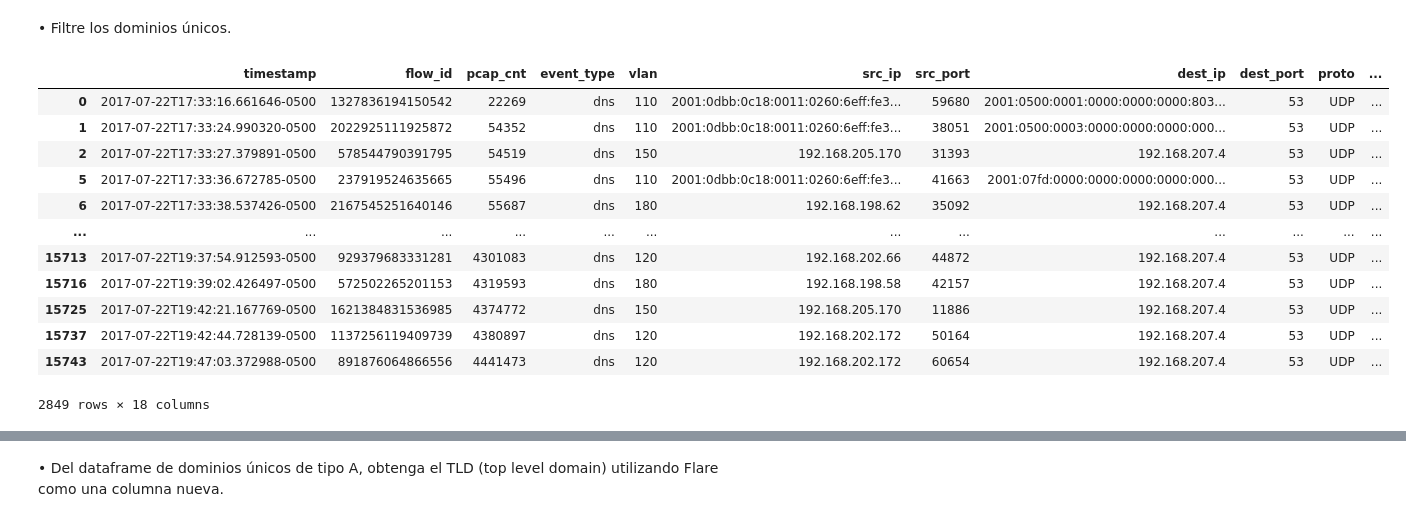
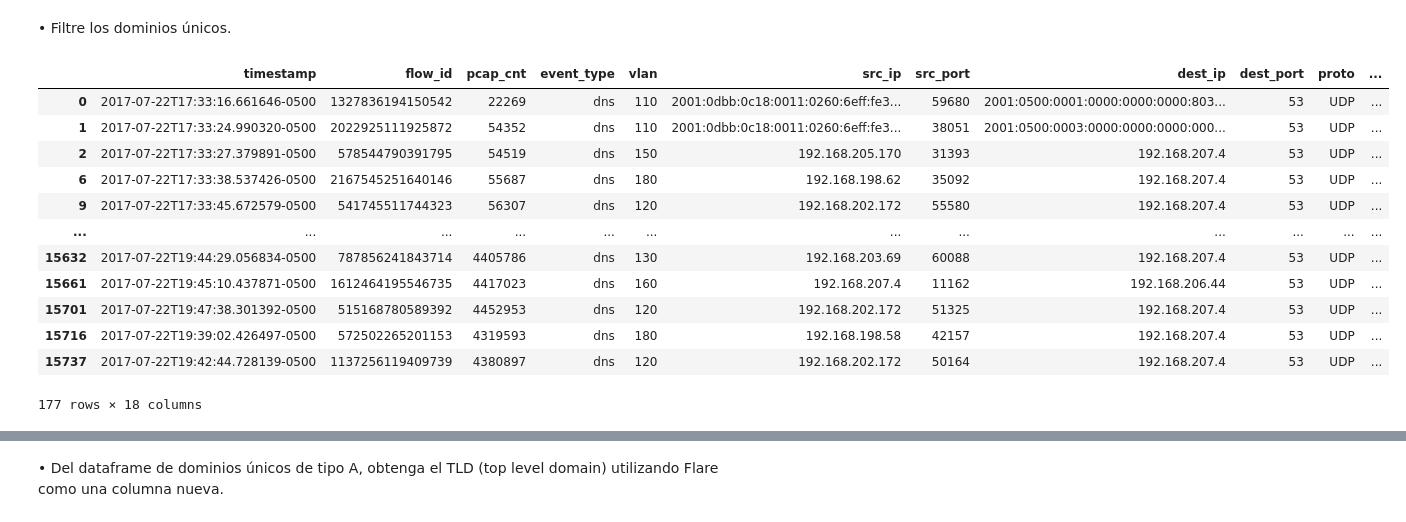
Before and after one commit to sergiomarchena16/lab6-sds, a Jupyter notebook: lab6_main.ipynb, the cells around one changed output, grey strips where cells are left out. Drawn from its saved outputs; the diff is of its cells as text; code cells hidden in the pictures.

```diff
--- a/lab6_main.ipynb
+++ b/lab6_main.ipynb
@@ -88,19 +88,19 @@ Hay 2849 registros DNS.
 # %% [markdown]
 • Filtre los dominios únicos.
 # %%
-dnsA = dnsA.drop_duplicates()
-dnsA
+unique_domains = dnsA.drop_duplicates(subset=['dns.rrname'])
+unique_domains
 # %% [output]
 |  | timestamp | flow_id | pcap_cnt | event_type | vlan | src_ip | src_port | dest_ip | dest_port | proto | ... |
 | 0 | 2017-07-22T17:33:16.661646-0500 | 1327836194150542 | 22269 | dns | 110 | 2001:0dbb:0c18:0011:0260:6eff:fe3... | 59680 | 2001:0500:0001:0000:0000:0000:803... | 53 | UDP | ... |
 | 1 | 2017-07-22T17:33:24.990320-0500 | 2022925111925872 | 54352 | dns | 110 | 2001:0dbb:0c18:0011:0260:6eff:fe3... | 38051 | 2001:0500:0003:0000:0000:0000:000... | 53 | UDP | ... |
 | 2 | 2017-07-22T17:33:27.379891-0500 | 578544790391795 | 54519 | dns | 150 | 192.168.205.170 | 31393 | 192.168.207.4 | 53 | UDP | ... |
-| 5 | 2017-07-22T17:33:36.672785-0500 | 237919524635665 | 55496 | dns | 110 | 2001:0dbb:0c18:0011:0260:6eff:fe3... | 41663 | 2001:07fd:0000:0000:0000:0000:000... | 53 | UDP | ... |
 | 6 | 2017-07-22T17:33:38.537426-0500 | 2167545251640146 | 55687 | dns | 180 | 192.168.198.62 | 35092 | 192.168.207.4 | 53 | UDP | ... |
+| 9 | 2017-07-22T17:33:45.672579-0500 | 541745511744323 | 56307 | dns | 120 | 192.168.202.172 | 55580 | 192.168.207.4 | 53 | UDP | ... |
 | ... | ... | ... | ... | ... | ... | ... | ... | ... | ... | ... | ... |
-| 15713 | 2017-07-22T19:37:54.912593-0500 | 929379683331281 | 4301083 | dns | 120 | 192.168.202.66 | 44872 | 192.168.207.4 | 53 | UDP | ... |
+| 15632 | 2017-07-22T19:44:29.056834-0500 | 787856241843714 | 4405786 | dns | 130 | 192.168.203.69 | 60088 | 192.168.207.4 | 53 | UDP | ... |
+| 15661 | 2017-07-22T19:45:10.437871-0500 | 1612464195546735 | 4417023 | dns | 160 | 192.168.207.4 | 11162 | 192.168.206.44 | 53 | UDP | ... |
+| 15701 | 2017-07-22T19:47:38.301392-0500 | 515168780589392 | 4452953 | dns | 120 | 192.168.202.172 | 51325 | 192.168.207.4 | 53 | UDP | ... |
 | 15716 | 2017-07-22T19:39:02.426497-0500 | 572502265201153 | 4319593 | dns | 180 | 192.168.198.58 | 42157 | 192.168.207.4 | 53 | UDP | ... |
-| 15725 | 2017-07-22T19:42:21.167769-0500 | 1621384831536985 | 4374772 | dns | 150 | 192.168.205.170 | 11886 | 192.168.207.4 | 53 | UDP | ... |
 | 15737 | 2017-07-22T19:42:44.728139-0500 | 1137256119409739 | 4380897 | dns | 120 | 192.168.202.172 | 50164 | 192.168.207.4 | 53 | UDP | ... |
-| 15743 | 2017-07-22T19:47:03.372988-0500 | 891876064866556 | 4441473 | dns | 120 | 192.168.202.172 | 60654 | 192.168.207.4 | 53 | UDP | ... |
-2849 rows × 18 columns
+177 rows × 18 columns
```
Also changed, not shown: parts of 5 cells of this notebook, 3 other files.
